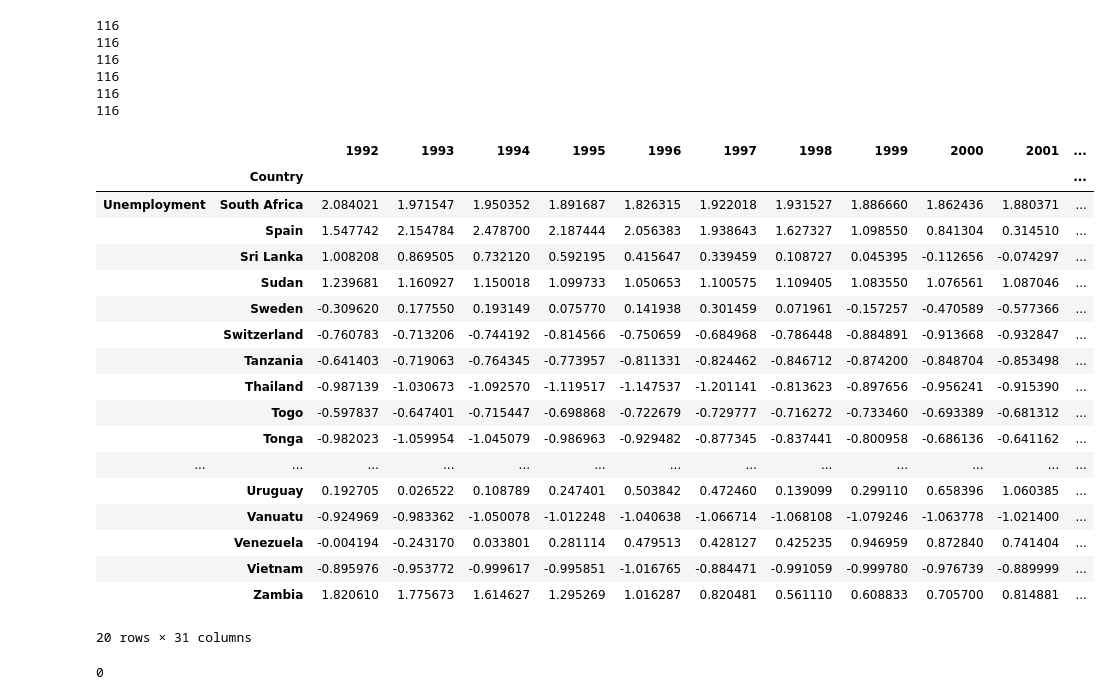
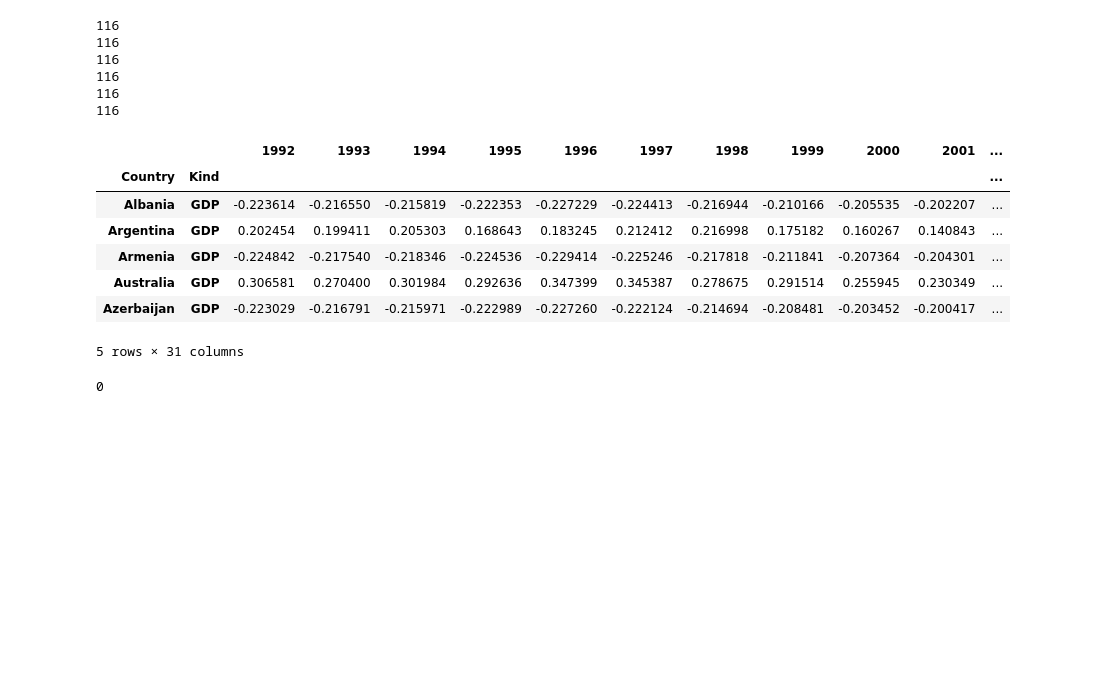
Before and after one commit to Monsieur-Bandana/data_science_clockmann, a Jupyter notebook: ClassProject2207 (1).ipynb, the cells around one changed output. Cells and saved outputs as stored; diff of their text form; code cells hidden in the pictures; blank space fills up the shorter version.

```diff
--- a/ClassProject2207 (1).ipynb
+++ b/ClassProject2207 (1).ipynb
@@ -426,0 +454,2 @@ population['NaN_count'] = population.isna().sum(axis=1)
+# %%
+population.drop("Not classified", inplace = True)
@@ -464,9 +517,6 @@ A value is trying to be set on a copy of a slice from a DataFrame
 See the caveats in the documentation: https://pandas.pydata.org/pandas-docs/stable/user_guide/indexing.html#returning-a-view-versus-a-copy
   nat_disasters.rename(columns={'Country name': 'Country'}, inplace=True)
 # %%
+#Drop all years before 1992
 nat_dis_piv.drop(nat_dis_piv.iloc[:, 0:92], inplace = True, axis = 1)
-
-# Wenn NaN Eintragung dann bedeutet das, dass keine Naturkatastrophe stattgefunden hat, wir ersetzen mit "0 Betroffenen" damit wir die Variable als numerischen Regressor benutzen können
-# oder alternativ könnten wir es auch noch in eine kategorische Dummy variable umwandeln
-nat_dis_piv.fillna(0, inplace=True)
 # %%
@@ -623,27 +674,17 @@ final_gdp3_norm.sort_index(inplace=True)
 #Concatenate Frames with multiindex
 data = pd.concat([final_gdp3_norm, imp_clean_copy_norm, exp_clean_copy_norm, nat_dis_clean_copy_norm, pop_clean_copy_norm, unemp_clean_copy_norm], keys=["GDP", "Exports", "Imports", "Nat_Dis", "Population", "Unemployment"])
 # %%
-data.tail(20)
+#Short look if everythink worked fine
+data.head()
 # %% [output]
 |  |  | 1992 | 1993 | 1994 | 1995 | 1996 | 1997 | 1998 | 1999 | 2000 | 2001 | ... |
-|  | Country |  |  |  |  |  |  |  |  |  |  | ... |
-| Unemployment | South Africa | 2.084021 | 1.971547 | 1.950352 | 1.891687 | 1.826315 | 1.922018 | 1.931527 | 1.886660 | 1.862436 | 1.880371 | ... |
-|  | Spain | 1.547742 | 2.154784 | 2.478700 | 2.187444 | 2.056383 | 1.938643 | 1.627327 | 1.098550 | 0.841304 | 0.314510 | ... |
-|  | Sri Lanka | 1.008208 | 0.869505 | 0.732120 | 0.592195 | 0.415647 | 0.339459 | 0.108727 | 0.045395 | -0.112656 | -0.074297 | ... |
-|  | Sudan | 1.239681 | 1.160927 | 1.150018 | 1.099733 | 1.050653 | 1.100575 | 1.109405 | 1.083550 | 1.076561 | 1.087046 | ... |
-|  | Sweden | -0.309620 | 0.177550 | 0.193149 | 0.075770 | 0.141938 | 0.301459 | 0.071961 | -0.157257 | -0.470589 | -0.577366 | ... |
-|  | Switzerland | -0.760783 | -0.713206 | -0.744192 | -0.814566 | -0.750659 | -0.684968 | -0.786448 | -0.884891 | -0.913668 | -0.932847 | ... |
-|  | Tanzania | -0.641403 | -0.719063 | -0.764345 | -0.773957 | -0.811331 | -0.824462 | -0.846712 | -0.874200 | -0.848704 | -0.853498 | ... |
-|  | Thailand | -0.987139 | -1.030673 | -1.092570 | -1.119517 | -1.147537 | -1.201141 | -0.813623 | -0.897656 | -0.956241 | -0.915390 | ... |
-|  | Togo | -0.597837 | -0.647401 | -0.715447 | -0.698868 | -0.722679 | -0.729777 | -0.716272 | -0.733460 | -0.693389 | -0.681312 | ... |
-|  | Tonga | -0.982023 | -1.059954 | -1.045079 | -0.986963 | -0.929482 | -0.877345 | -0.837441 | -0.800958 | -0.686136 | -0.641162 | ... |
-| ... | ... | ... | ... | ... | ... | ... | ... | ... | ... | ... | ... | ... |
-|  | Uruguay | 0.192705 | 0.026522 | 0.108789 | 0.247401 | 0.503842 | 0.472460 | 0.139099 | 0.299110 | 0.658396 | 1.060385 | ... |
-|  | Vanuatu | -0.924969 | -0.983362 | -1.050078 | -1.012248 | -1.040638 | -1.066714 | -1.068108 | -1.079246 | -1.063778 | -1.021400 | ... |
-|  | Venezuela | -0.004194 | -0.243170 | 0.033801 | 0.281114 | 0.479513 | 0.428127 | 0.425235 | 0.946959 | 0.872840 | 0.741404 | ... |
-|  | Vietnam | -0.895976 | -0.953772 | -0.999617 | -0.995851 | -1.016765 | -0.884471 | -0.991059 | -0.999780 | -0.976739 | -0.889999 | ... |
-|  | Zambia | 1.820610 | 1.775673 | 1.614627 | 1.295269 | 1.016287 | 0.820481 | 0.561110 | 0.608833 | 0.705700 | 0.814881 | ... |
+| Country | Kind |  |  |  |  |  |  |  |  |  |  | ... |
+| Albania | GDP | -0.223614 | -0.216550 | -0.215819 | -0.222353 | -0.227229 | -0.224413 | -0.216944 | -0.210166 | -0.205535 | -0.202207 | ... |
+| Argentina | GDP | 0.202454 | 0.199411 | 0.205303 | 0.168643 | 0.183245 | 0.212412 | 0.216998 | 0.175182 | 0.160267 | 0.140843 | ... |
+| Armenia | GDP | -0.224842 | -0.217540 | -0.218346 | -0.224536 | -0.229414 | -0.225246 | -0.217818 | -0.211841 | -0.207364 | -0.204301 | ... |
+| Australia | GDP | 0.306581 | 0.270400 | 0.301984 | 0.292636 | 0.347399 | 0.345387 | 0.278675 | 0.291514 | 0.255945 | 0.230349 | ... |
+| Azerbaijan | GDP | -0.223029 | -0.216791 | -0.215971 | -0.222989 | -0.227260 | -0.222124 | -0.214694 | -0.208481 | -0.203452 | -0.200417 | ... |
-20 rows × 31 columns
+5 rows × 31 columns
 # %%
 #check for null-values
 data.isna().sum().sum()
```
Also changed, not shown: parts of 79 cells of this notebook.
